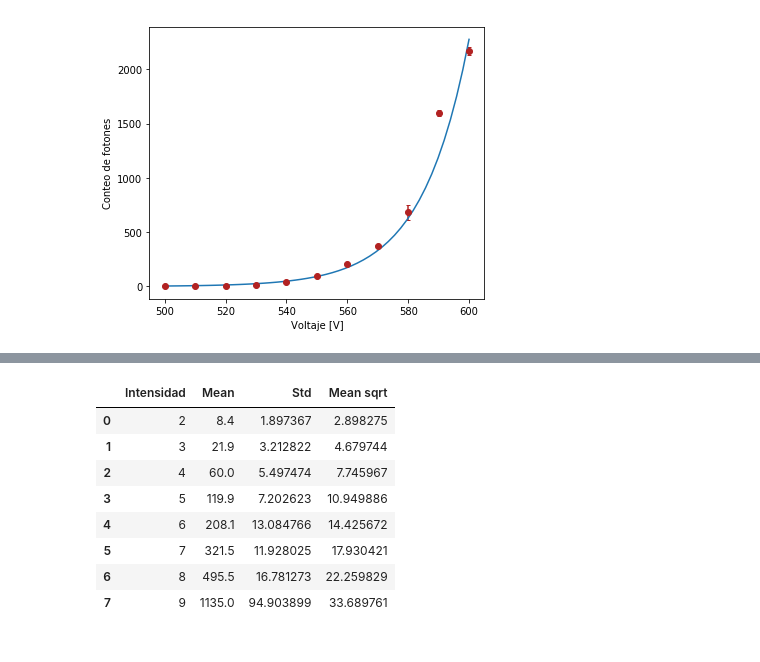
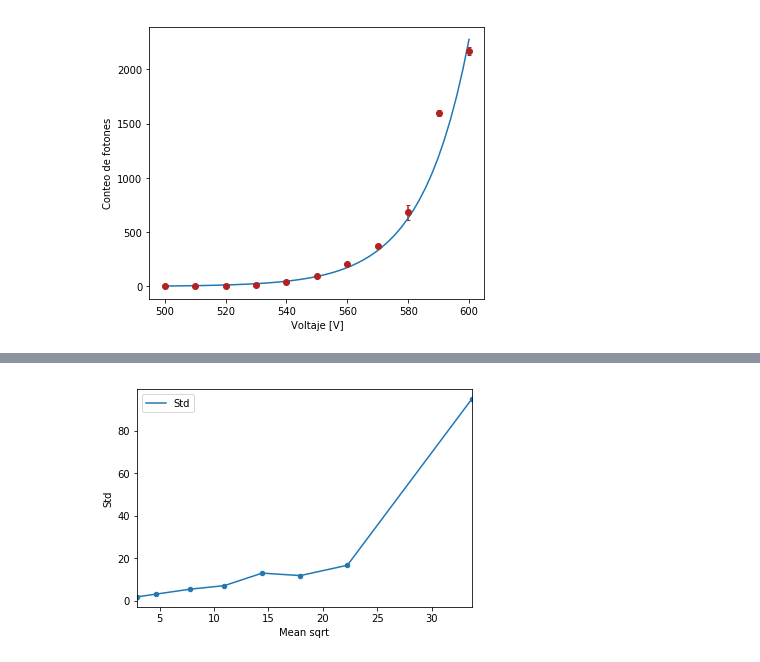
Before and after one commit to jamontanac/Laboratorio-Avanzado, a Jupyter notebook: Double_Slit/Analisis.ipynb, the cells around one changed output, grey strips where cells are left out. Saved outputs shown, nothing was run; the diff lists cells and outputs as text; code cells hidden in the pictures.

```diff
--- a/Double_Slit/Analisis.ipynb
+++ b/Double_Slit/Analisis.ipynb
@@ -81,15 +116,10 @@ std.columns=["Intensidad","Std"]
 # %%
 total=pd.merge(mean,std,on="Intensidad")
 total=pd.merge(total,mean_sqrt,on="Intensidad")
-# %%
-total
-# %% [output]
-|  | Intensidad | Mean | Std | Mean sqrt |
-| 0 | 2 | 8.4 | 1.897367 | 2.898275 |
-| 1 | 3 | 21.9 | 3.212822 | 4.679744 |
-| 2 | 4 | 60.0 | 5.497474 | 7.745967 |
-| 3 | 5 | 119.9 | 7.202623 | 10.949886 |
-| 4 | 6 | 208.1 | 13.084766 | 14.425672 |
-| 5 | 7 | 321.5 | 11.928025 | 17.930421 |
-| 6 | 8 | 495.5 | 16.781273 | 22.259829 |
-| 7 | 9 | 1135.0 | 94.903899 | 33.689761 |
+# %%
+#ax = plt.gca()
+ax=total.plot("Mean sqrt","Std",kind="scatter")
+total.plot("Mean sqrt","Std",ax=ax)
+plt.show()
+# %% [output]
+[figure, added]
```
Also changed, not shown: parts of 8 cells of this notebook.
